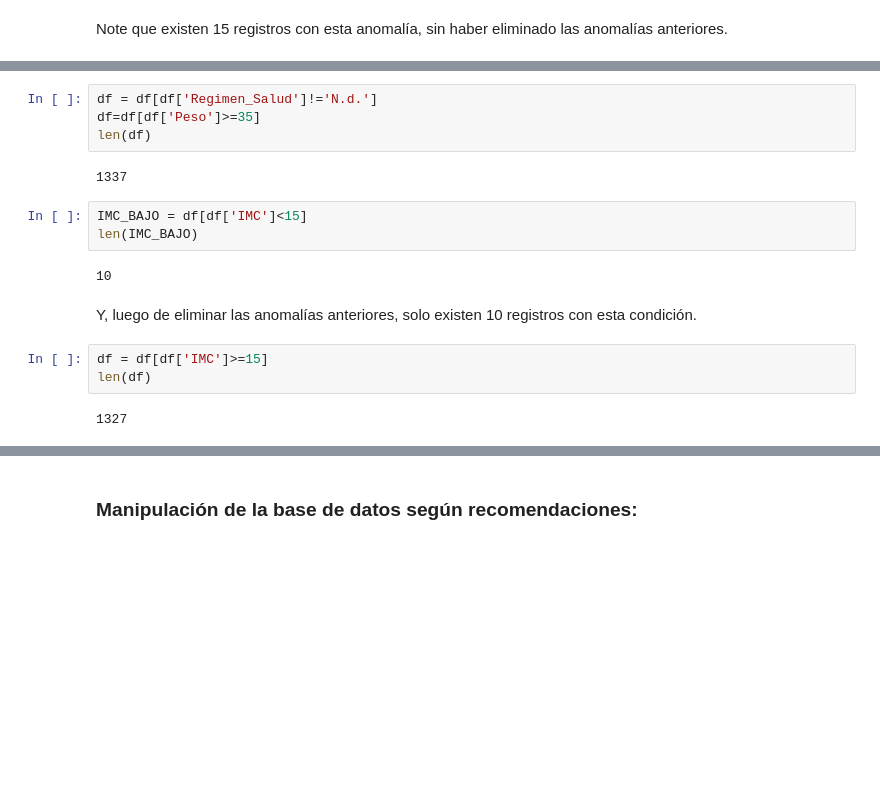
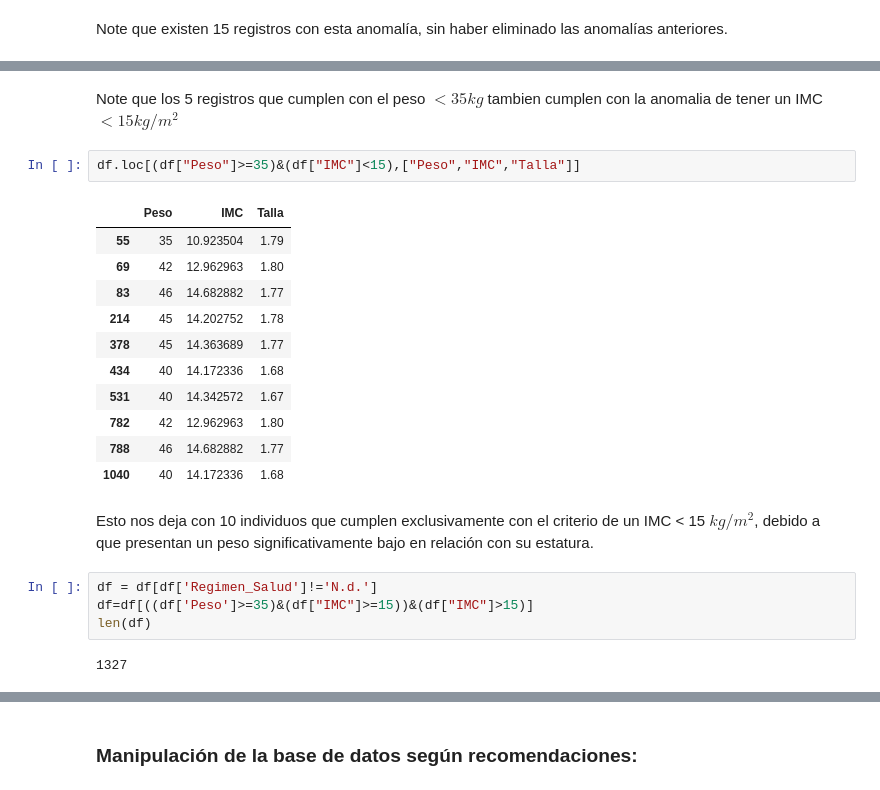
Before and after one commit to Maan0322/ERC_DATOS_MANUESCRITO, a Jupyter notebook: _sources/erc_afro.ipynb, the cells around one changed output, grey strips where cells are left out. Cells and saved outputs as stored; diff of their text form; blank space fills up the shorter version.

```diff
--- a/_sources/erc_afro.ipynb
+++ b/_sources/erc_afro.ipynb
@@ -607,18 +640,24 @@ Note que existen 15 registros con esta anomalía, sin haber eliminado las anomal
+# %% [markdown]
+Note que los 5 registros que cumplen con el peso $< 35kg$ tambien cumplen con la anomalia de tener un IMC $<15kg/m^2$
+# %%
+df.loc[(df["Peso"]>=35)&(df["IMC"]<15),["Peso","IMC","Talla"]]
+# %% [output]
+|  | Peso | IMC | Talla |
+| 55 | 35 | 10.923504 | 1.79 |
+| 69 | 42 | 12.962963 | 1.80 |
+| 83 | 46 | 14.682882 | 1.77 |
+| 214 | 45 | 14.202752 | 1.78 |
+| 378 | 45 | 14.363689 | 1.77 |
+| 434 | 40 | 14.172336 | 1.68 |
+| 531 | 40 | 14.342572 | 1.67 |
+| 782 | 42 | 12.962963 | 1.80 |
+| 788 | 46 | 14.682882 | 1.77 |
+| 1040 | 40 | 14.172336 | 1.68 |
+# %% [markdown]
+Esto nos deja con 10 individuos que cumplen exclusivamente con el criterio de un IMC < 15 $kg/m^2$, debido a que presentan un peso significativamente bajo en relación con su estatura.
 # %%
 df = df[df['Regimen_Salud']!='N.d.']
-df=df[df['Peso']>=35]
+df=df[((df['Peso']>=35)&(df["IMC"]>=15))&(df["IMC"]>15)]
 len(df)
 # %% [output]
-1337
+1327
-# %%
-IMC_BAJO = df[df['IMC']<15]
-len(IMC_BAJO)
-# %% [output]
-10
-# %% [markdown]
-Y, luego de eliminar las anomalías anteriores, solo existen 10 registros con esta condición.
-# %%
-df = df[df['IMC']>=15]
-len(df)
-# %% [output]
-1327
```
Also changed, not shown: parts of 12 cells of this notebook, 3 other files.
